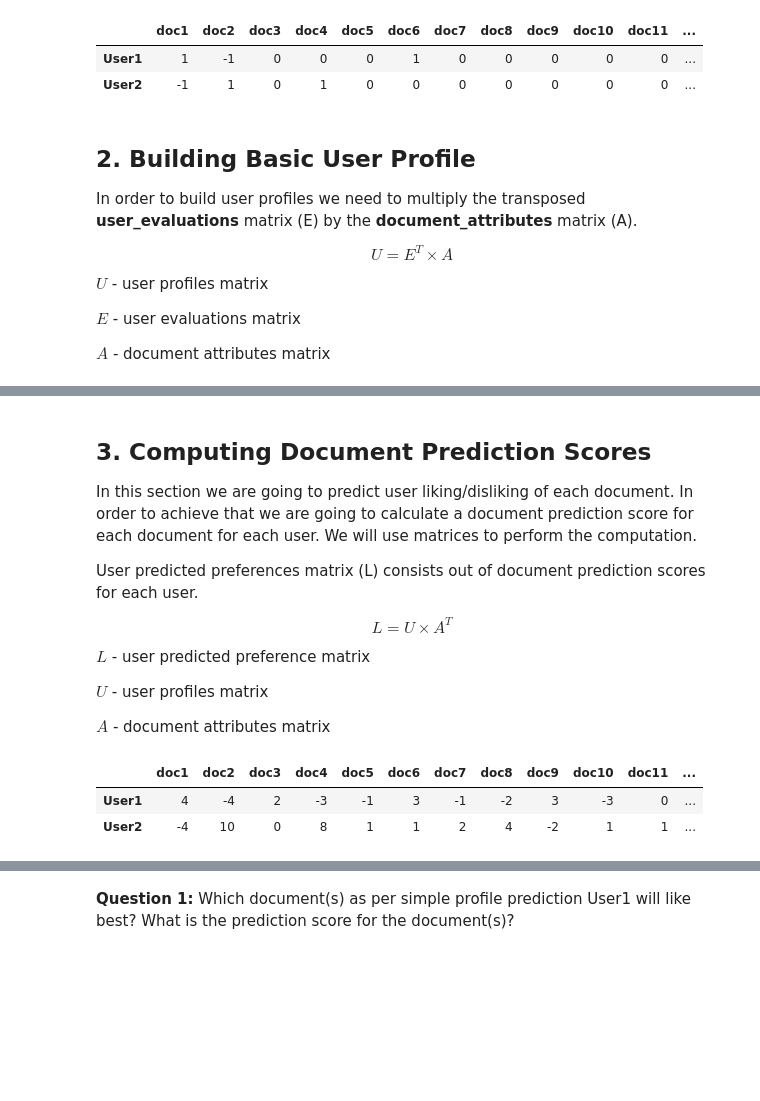
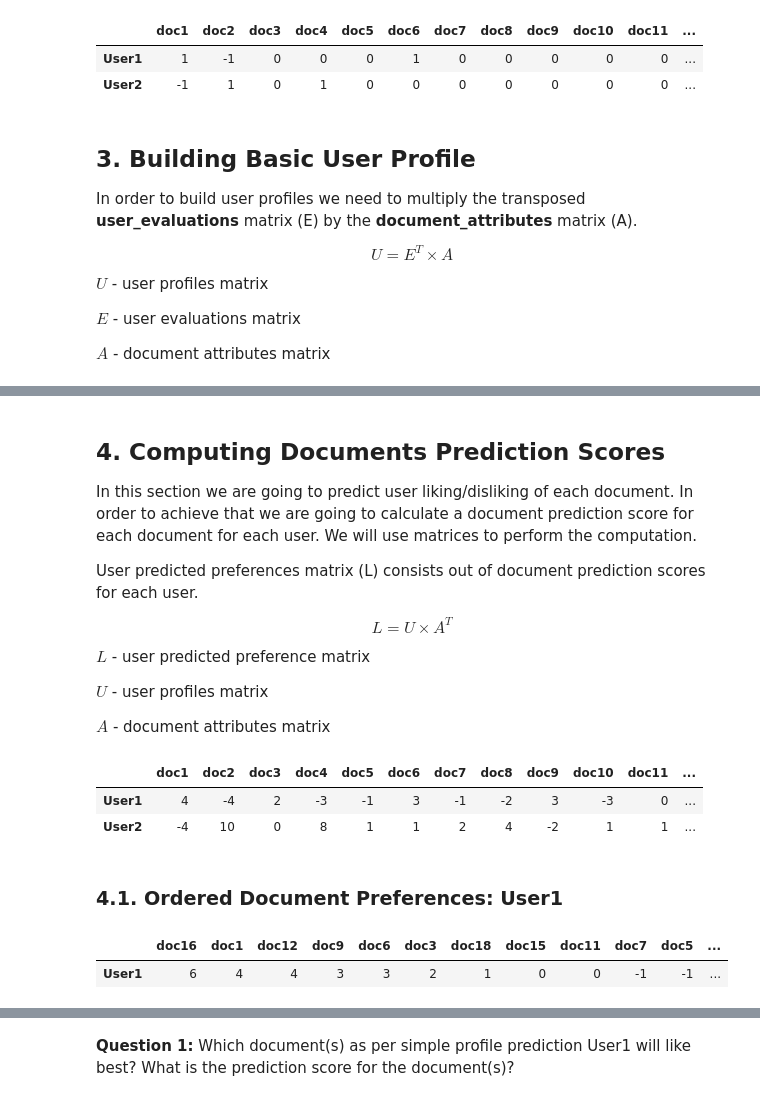
Before and after one commit to alv2017/DataAnalysis---ContentBasedRecommenders, a Jupyter notebook: notebooks/Content Based Recommenders - User Basic Profile.ipynb, the cells around one changed output, grey strips where cells are left out. Drawn from its saved outputs; the diff is of its cells as text; code cells hidden in the pictures; blank space fills up the shorter version.

Commit message:
User Basic Profile notebook has been edited and updated.

```diff
--- a/notebooks/Content Based Recommenders - User Basic Profile.ipynb
+++ b/notebooks/Content Based Recommenders - User Basic Profile.ipynb
@@ -111,7 +111,7 @@ user_evaluations.T
 | User1 | 1 | -1 | 0 | 0 | 0 | 1 | 0 | 0 | 0 | 0 | 0 | ... |
 | User2 | -1 | 1 | 0 | 1 | 0 | 0 | 0 | 0 | 0 | 0 | 0 | ... |
 # %% [markdown]
-## 2. Building Basic User Profile
+## 3. Building Basic User Profile
 
 In order to build user profiles we need to multiply the transposed **user_evaluations** matrix (E) by the **document_attributes** matrix (A).
 
@@ -132,7 +132,7 @@ user_profiles
 | User1 | 3 | -2 | -1 | 0 | 0 | 2 | -1 | -1 | 1 | 0 |
 | User2 | -2 | 2 | 2 | 3 | -1 | -2 | 0 | 3 | 0 | -1 |
 # %% [markdown]
-## 3. Computing Document Prediction Scores
+## 4. Computing Documents Prediction Scores
 
 In this section we are going to predict user liking/disliking of each document. In order to achieve that we are going to calculate a document prediction score for each document for each user. We will use matrices to perform the computation.
 
@@ -153,3 +153,11 @@ user_predicted_preferences
 |  | doc1 | doc2 | doc3 | doc4 | doc5 | doc6 | doc7 | doc8 | doc9 | doc10 | doc11 | ... |
 | User1 | 4 | -4 | 2 | -3 | -1 | 3 | -1 | -2 | 3 | -3 | 0 | ... |
 | User2 | -4 | 10 | 0 | 8 | 1 | 1 | 2 | 4 | -2 | 1 | 1 | ... |
+# %% [markdown]
+### 4.1. Ordered Document Preferences: User1
+# %%
+# Predicted Documents Preference: User1
+user_predicted_preferences.loc[['User1']].T.sort_values(['User1'], ascending=False).T
+# %% [output]
+|  | doc16 | doc1 | doc12 | doc9 | doc6 | doc3 | doc18 | doc15 | doc11 | doc7 | doc5 | ... |
+| User1 | 6 | 4 | 4 | 3 | 3 | 2 | 1 | 0 | 0 | -1 | -1 | ... |
```
Also changed, not shown: parts of 11 cells of this notebook.
